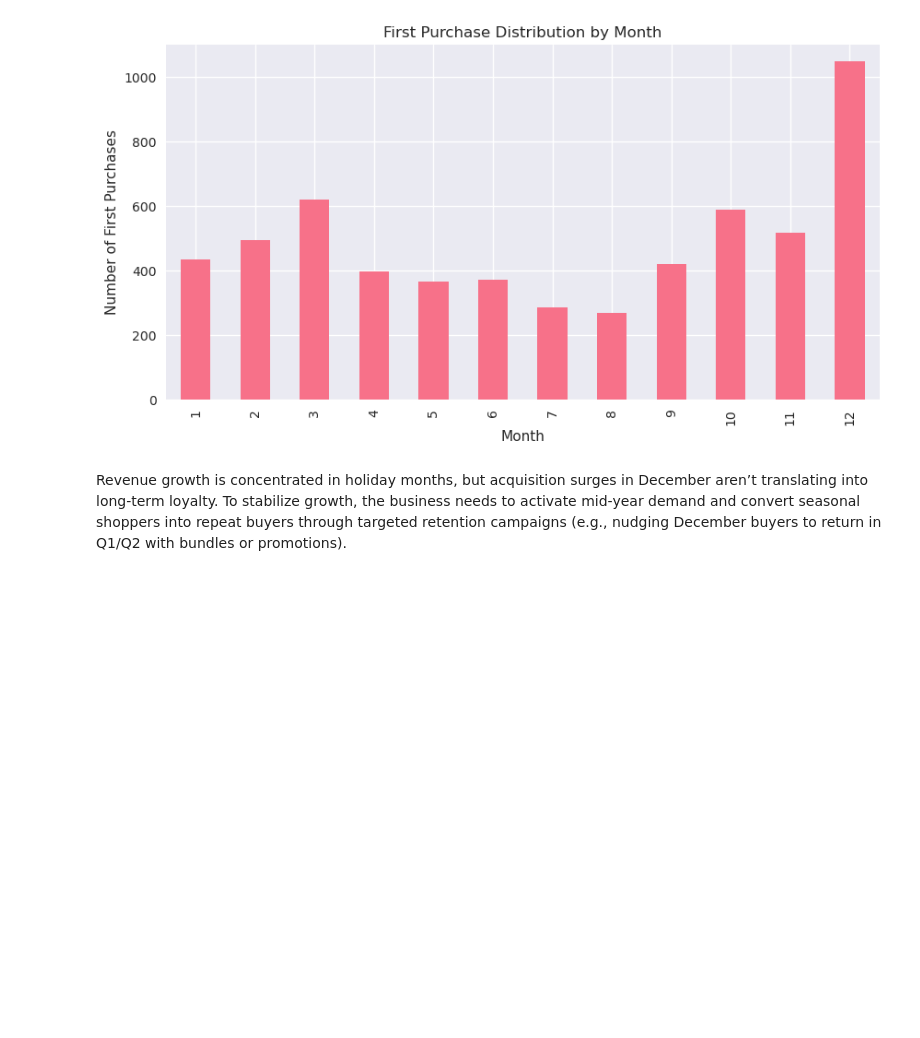
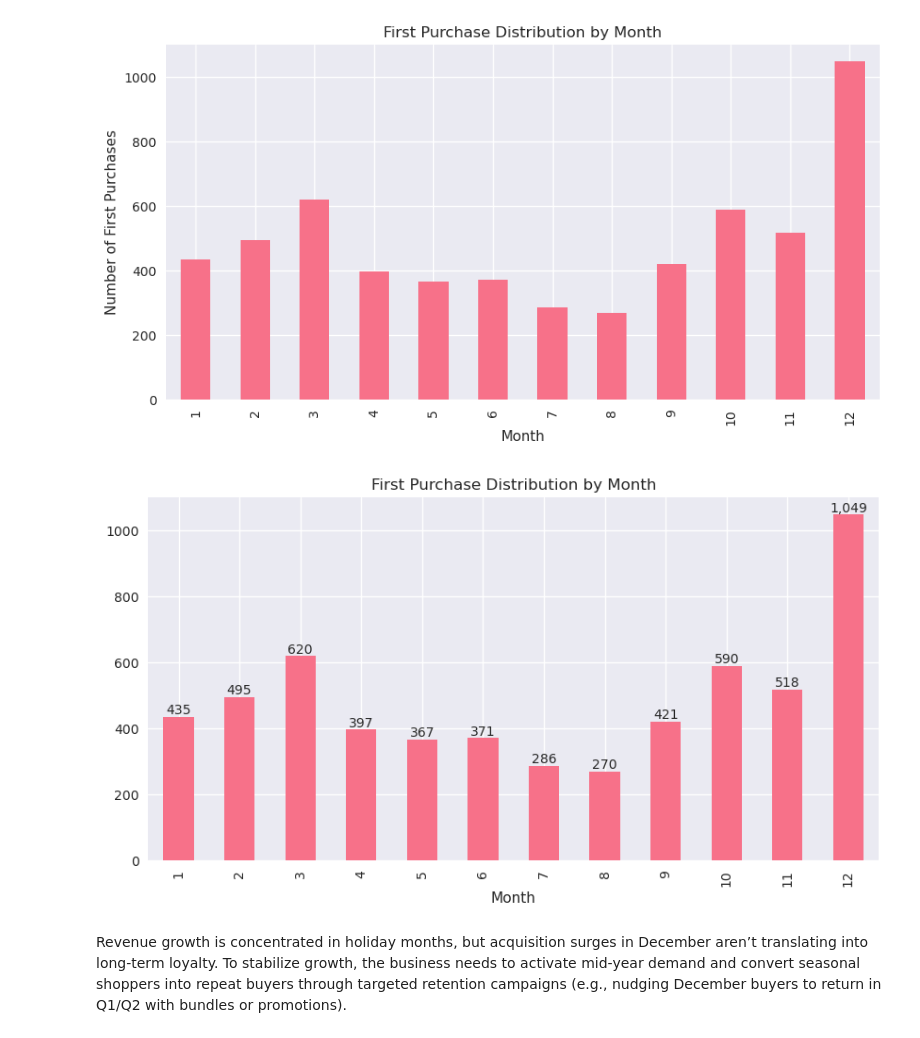
Before and after one commit to esemsc-rap24/retail-forecast-retention, a Jupyter notebook: retail_business_analysis.ipynb, the cells around one changed output. Drawn from its saved outputs; the diff is of its cells as text; code cells hidden in the pictures; blank space fills up the shorter version.

```diff
--- a/retail_business_analysis.ipynb
+++ b/retail_business_analysis.ipynb
@@ -1634,6 +1631,19 @@ MONTHLY SALES TREND
 --------------------------------------------------
 [figure]
 [figure]
+# %%
+# visualize first_purchase_dates
+plt.figure(figsize=(10,5))
+first_purchase_dates.groupby('month').size().plot(kind='bar')
+# data label
+for i, v in enumerate(first_purchase_dates.groupby('month').size()):
+    plt.text(i, v, f'{v:,.0f}', ha='center', va='bottom', fontsize=10)
+plt.title('First Purchase Distribution by Month')
+plt.xlabel('Month')
+# plt.ylabel('Number of First Purchases')
+plt.show()
+# %% [output]
+[figure, added]
 # %% [markdown]
 Revenue growth is concentrated in holiday months, but acquisition surges in December aren’t translating into long-term loyalty. To stabilize growth, the business needs to activate mid-year demand and convert seasonal shoppers into repeat buyers through targeted retention campaigns (e.g., nudging December buyers to return in Q1/Q2 with bundles or promotions).
 # %%
```
Also changed, not shown: parts of 23 cells of this notebook, 10 other files.
